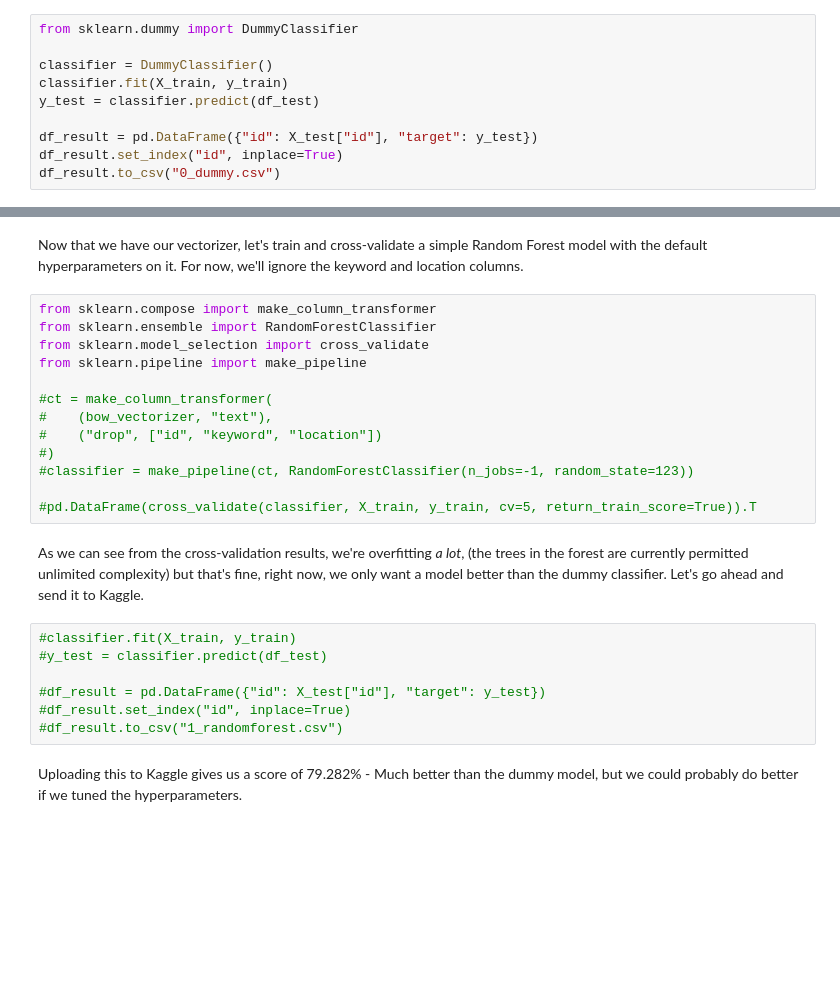
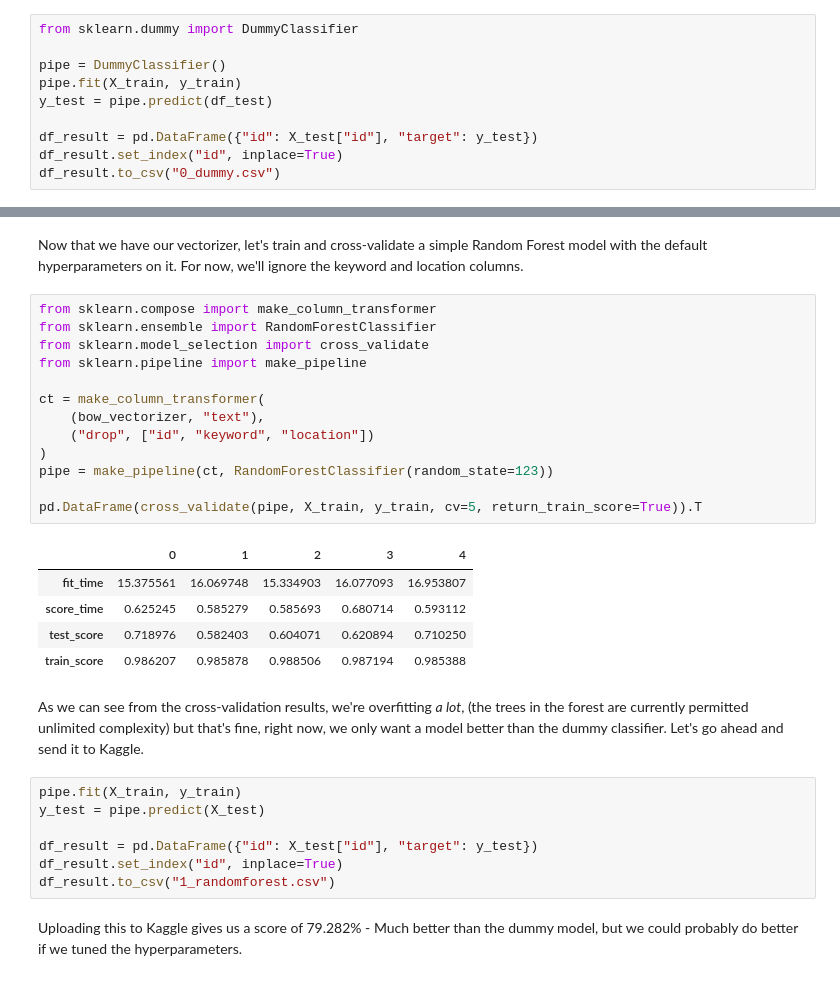
Before and after one commit to thehashtableslasher/ece6420_final, a Jupyter notebook: Report.ipynb, the cells around one changed output, grey strips where cells are left out. Saved outputs shown, nothing was run; the diff lists cells and outputs as text; blank space fills up the shorter version.

```diff
--- a/Report.ipynb
+++ b/Report.ipynb
@@ -64,9 +64,9 @@ Now that that's done, let's create a dummy classifier with the default strategy
 # %%
 from sklearn.dummy import DummyClassifier
 
-classifier = DummyClassifier()
-classifier.fit(X_train, y_train)
-y_test = classifier.predict(df_test)
+pipe = DummyClassifier()
+pipe.fit(X_train, y_train)
+y_test = pipe.predict(df_test)
 
 df_result = pd.DataFrame({"id": X_test["id"], "target": y_test})
 df_result.set_index("id", inplace=True)
@@ -150,25 +151,31 @@ Now that we have our vectorizer, let's train and cross-validate a simple Random
 # %%
 from sklearn.compose import make_column_transformer
 from sklearn.ensemble import RandomForestClassifier
 from sklearn.model_selection import cross_validate
 from sklearn.pipeline import make_pipeline
 
-#ct = make_column_transformer(
-#    (bow_vectorizer, "text"),
-#    ("drop", ["id", "keyword", "location"])
-#)
-#classifier = make_pipeline(ct, RandomForestClassifier(n_jobs=-1, random_state=123))
+ct = make_column_transformer(
+    (bow_vectorizer, "text"),
+    ("drop", ["id", "keyword", "location"])
+)
+pipe = make_pipeline(ct, RandomForestClassifier(random_state=123))
 
-#pd.DataFrame(cross_validate(classifier, X_train, y_train, cv=5, return_train_score=True)).T
+pd.DataFrame(cross_validate(pipe, X_train, y_train, cv=5, return_train_score=True)).T
+# %% [output]
+|  | 0 | 1 | 2 | 3 | 4 |
+| fit_time | 15.375561 | 16.069748 | 15.334903 | 16.077093 | 16.953807 |
+| score_time | 0.625245 | 0.585279 | 0.585693 | 0.680714 | 0.593112 |
+| test_score | 0.718976 | 0.582403 | 0.604071 | 0.620894 | 0.710250 |
+| train_score | 0.986207 | 0.985878 | 0.988506 | 0.987194 | 0.985388 |
 # %% [markdown]
 As we can see from the cross-validation results, we're overfitting _a lot_, (the trees in the forest are currently permitted unlimited complexity) but that's fine, right now, we only want a model better than the dummy classifier. Let's go ahead and send it to Kaggle.
 # %%
-#classifier.fit(X_train, y_train)
-#y_test = classifier.predict(df_test)
+pipe.fit(X_train, y_train)
+y_test = pipe.predict(X_test)
 
-#df_result = pd.DataFrame({"id": X_test["id"], "target": y_test})
-#df_result.set_index("id", inplace=True)
-#df_result.to_csv("1_randomforest.csv")
+df_result = pd.DataFrame({"id": X_test["id"], "target": y_test})
+df_result.set_index("id", inplace=True)
+df_result.to_csv("1_randomforest.csv")
 # %% [markdown]
 Uploading this to Kaggle gives us a score of 79.282% - Much better than the dummy model, but we could probably do better if we tuned the hyperparameters.
 # %% [markdown]
```
Also changed, not shown: parts of 27 cells of this notebook, 1 other file.
